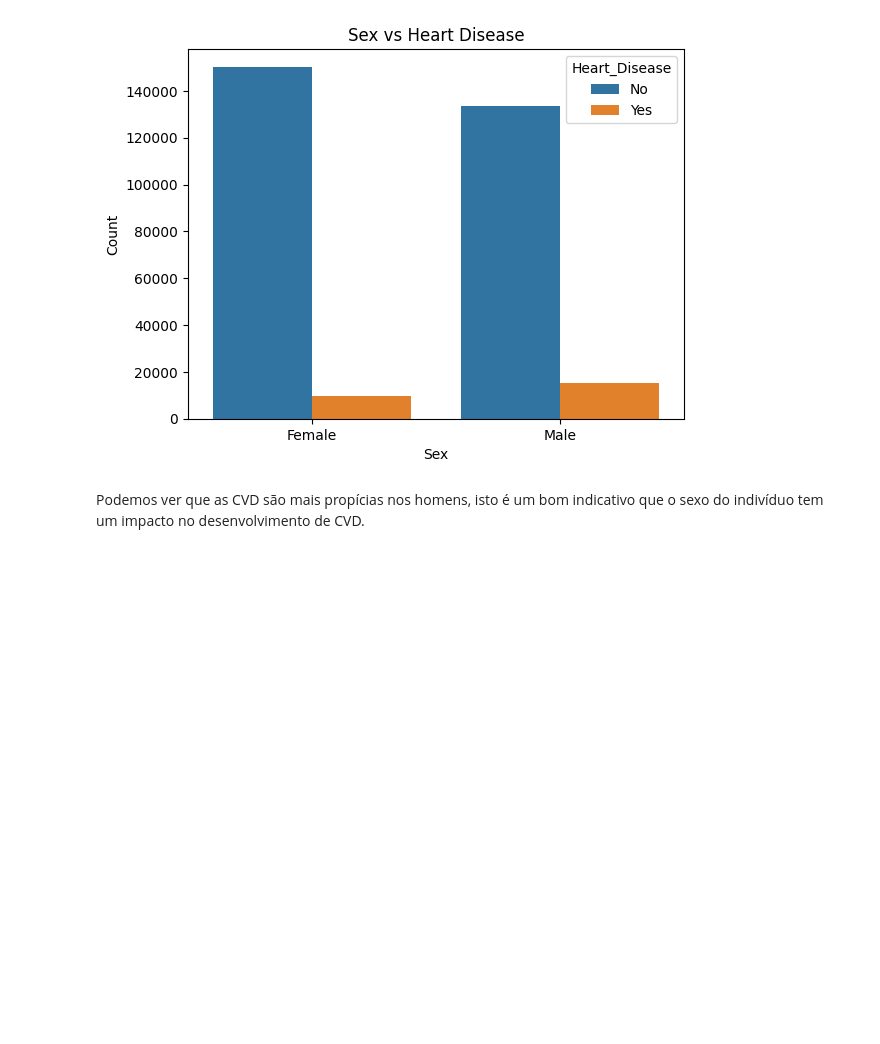
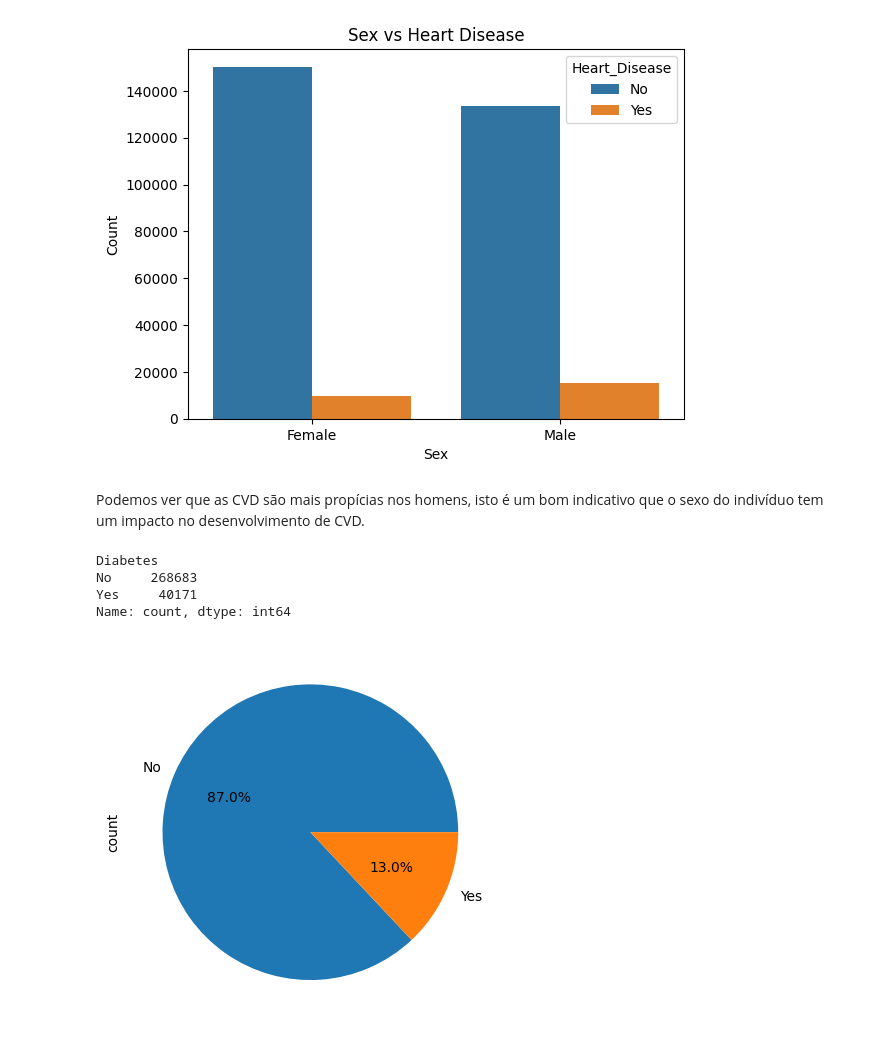
Before and after one commit to tjpoa/ProjetoIAA, a Jupyter notebook: notebooks/DataUnderstanding.ipynb, the cells around one changed output. Cells and saved outputs as stored; diff of their text form; code cells hidden in the pictures; blank space fills up the shorter version.

```diff
--- a/notebooks/DataUnderstanding.ipynb
+++ b/notebooks/DataUnderstanding.ipynb
@@ -289,4 +293,25 @@ plt.show()
 [figure]
 # %% [markdown]
 Podemos ver que as CVD são mais propícias nos homens, isto é um bom indicativo que o sexo do indivíduo tem um impacto no desenvolvimento de CVD.
+# %%
+# Criar uma cópia do dataframe original
+cvd_df_filtered = cvd_df.copy()
+
+# Encontrar a moda da coluna Diabetes
+moda_diabetes = cvd_df['Diabetes'].mode()[0]
+
+# Substituir valores diferentes de "Yes" e "No" pela moda
+cvd_df_filtered['Diabetes'] = cvd_df['Diabetes'].apply(lambda x: x if x in ['Yes', 'No'] else moda_diabetes)
+
+# Verificar os valores únicos na coluna Diabetes após a substituição
+print(cvd_df_filtered['Diabetes'].value_counts())
+# %% [output]
+Diabetes
+No     268683
+Yes     40171
+Name: count, dtype: int64
+# %%
+cvd_df_filtered['Diabetes'].value_counts().plot(kind='pie', autopct='%1.1f%%');
+# %% [output]
+[figure, added]
 # %%
```
Also changed, not shown: parts of 7 cells of this notebook, 9 other files.
